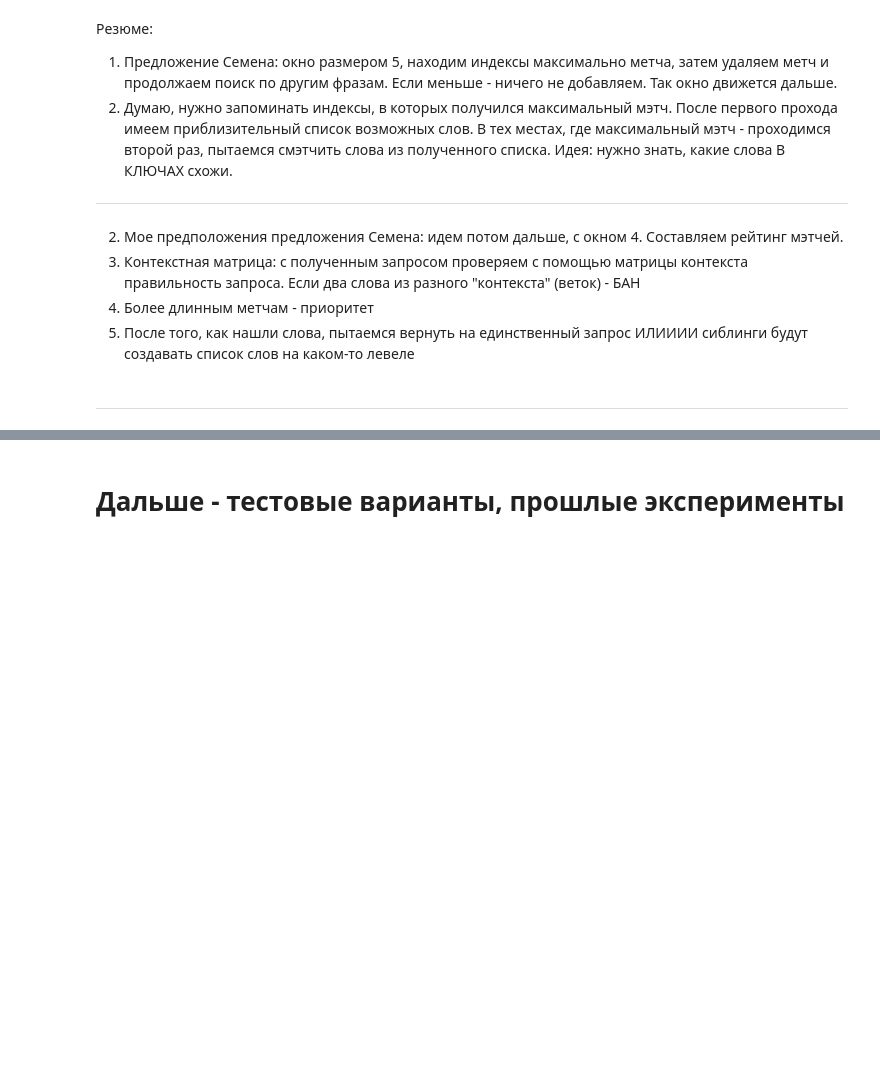
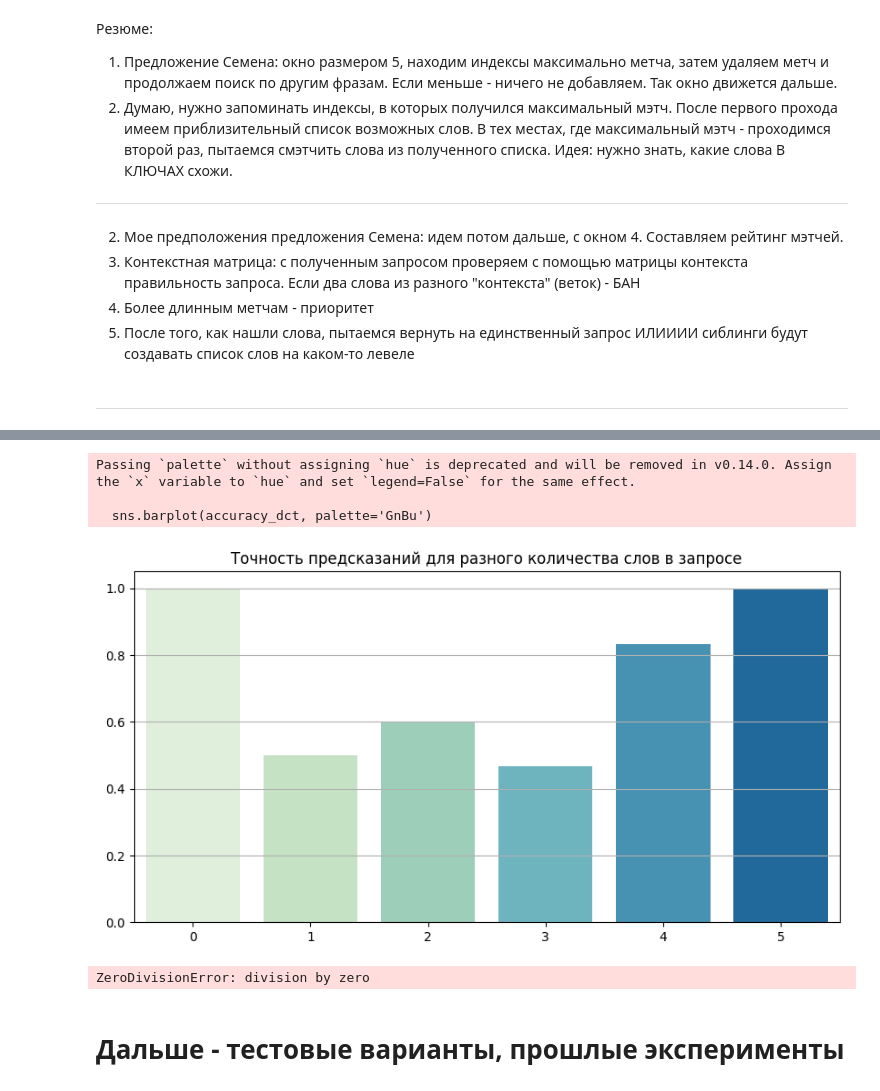
Before and after one commit to d1mene/SBER_json_function, a Jupyter notebook: nlp.ipynb, the cells around one changed output, grey strips where cells are left out. Drawn from its saved outputs; the diff is of its cells as text; code cells hidden in the pictures; blank space fills up the shorter version.

```diff
--- a/nlp.ipynb
+++ b/nlp.ipynb
@@ -93,7 +139,7 @@ hierarchy
      'Обычные': ['Количество операций', 'Сумма, млн ₽'],
      'Срочные': ['Количество операций', 'Сумма, млн ₽']}}}}}
 # %%
-query = queries[9]
+query = list(queries.keys())[2]
 print(query)
 print('\nЛоги:\n', ':'*70, '\n')
 
@@ -165,0 +212,18 @@ queries_list
+# %%
+accuracy_dct = {0: [], 1: [], 2: [], 3: [], 4: [], 5: []}
+
+for query, key_words in queries.items():
+    processed_query = process_query(query, all_terms, norm2keys, hierarchy, levels)
+
+    if not key_words:
+        accuracy_dct[0].append(int(processed_query is None))
+        continue
+    if not processed_query:
+        accuracy_dct[len(key_words)].append(0)
+        continue
+
+    terms_selected = [q for q in processed_query.values() if q != 'None']
+    terms_guessed = [t for t in terms_selected if t in key_words]
+    accuracy_dct[len(key_words)].append(len(terms_guessed)/len(key_words))
+
+print(accuracy_dct)
@@ -166,3 +248,24 @@ queries_list
+# %%
+for i in accuracy_dct.keys():
+    if accuracy_dct[i]:
+        accuracy_dct[i] = np.mean(accuracy_dct[i])
+    else:
+        print(f'Warning: Не найдено значений для кол-ва ключей {i}')
+        accuracy_dct[i] = 0
+
+plt.figure(figsize=(10, 5))
+plt.grid(True)
+sns.barplot(accuracy_dct, palette='GnBu')
+plt.title('Точность предсказаний для количества ключевых слов в запросе');
+# %% [output]
+Passing `palette` without assigning `hue` is deprecated and will be removed in v0.14.0. Assign the `x` variable to `hue` and set `legend=False` for the same effect.
+
+  sns.barplot(accuracy_dct, palette='GnBu')
+[figure, added]
+# %%
+0/0
+# %% [output]
+ZeroDivisionError: division by zero
 # %% [markdown]
 # Дальше - тестовые варианты, прошлые эксперименты
 # %%
```
Also changed, not shown: parts of 10 cells of this notebook, 2 other files.
